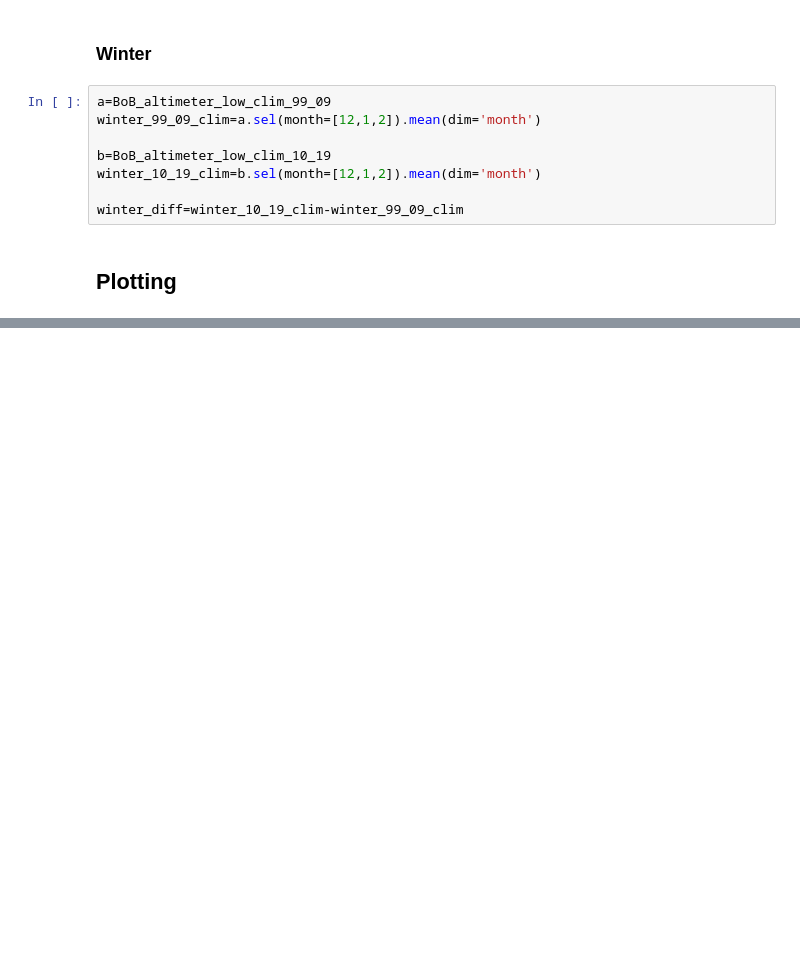
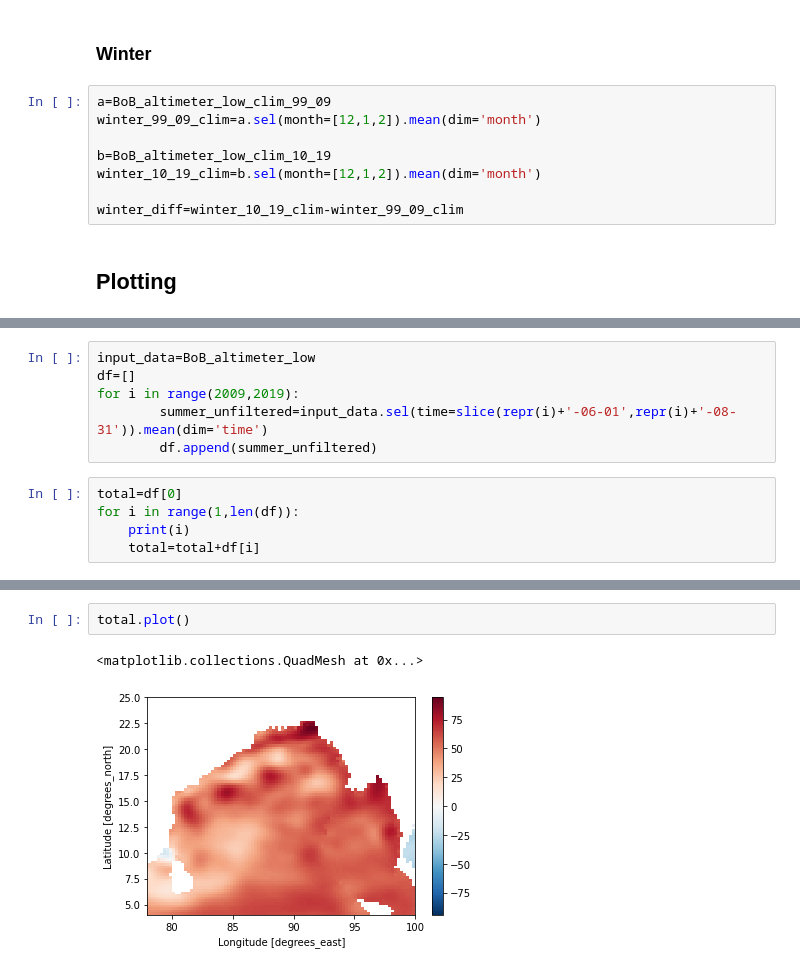
Before and after one commit to ghossh/BoB-Decadal-SLA, a Jupyter notebook: BoB_plots.ipynb, the cells around one changed output, grey strips where cells are left out. Saved outputs shown, nothing was run; the diff lists cells and outputs as text; blank space fills up the shorter version.

```diff
--- a/BoB_plots.ipynb
+++ b/BoB_plots.ipynb
@@ -443,0 +496,11 @@ winter_diff=winter_10_19_clim-winter_99_09_clim
+# %%
+input_data=BoB_altimeter_low
+df=[]
+for i in range(2009,2019):
+        summer_unfiltered=input_data.sel(time=slice(repr(i)+'-06-01',repr(i)+'-08-31')).mean(dim='time')
+        df.append(summer_unfiltered)
+# %%
+total=df[0]
+for i in range(1,len(df)):
+    print(i)
+    total=total+df[i]
@@ -443,0 +517,5 @@ winter_diff=winter_10_19_clim-winter_99_09_clim
+# %%
+total.plot()
+# %% [output]
+<matplotlib.collections.QuadMesh at 0x...>
+[figure, added]
```
Also changed, not shown: parts of 3 cells of this notebook, 3 other files.
